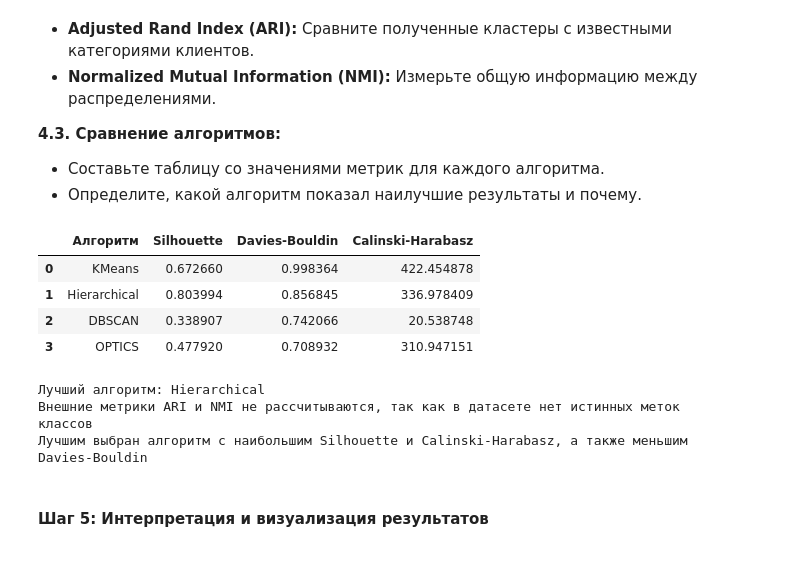
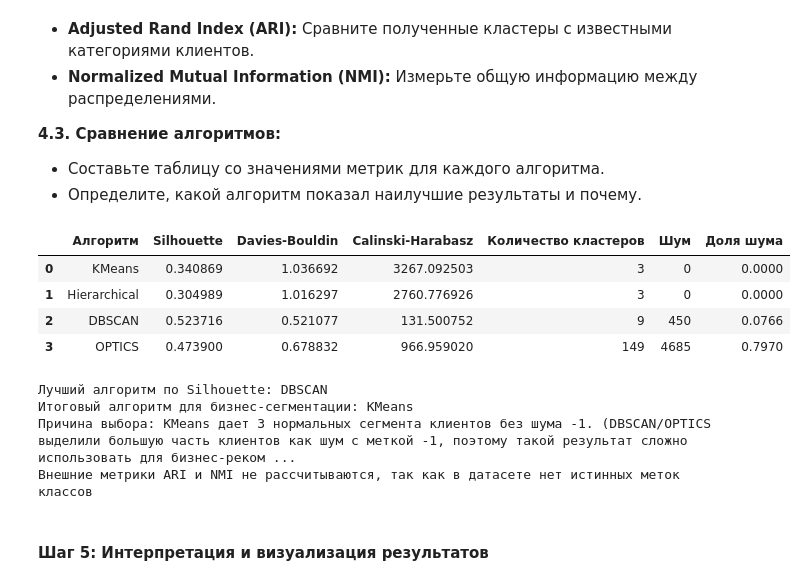
Before and after one commit to runessaa/-Streltsov-Projects, a Jupyter notebook: Практическая_работа_№11_Анализ_и_сегментация_клиентов_с_помощью_алгоритмов_кластеризации.ipynb, the cells around one changed output. Saved outputs shown, nothing was run; the diff lists cells and outputs as text; code cells hidden in the pictures.

```diff
--- a/Практическая_работа_№11_Анализ_и_сегментация_клиентов_с_помощью_алгоритмов_кластеризации.ipynb
+++ b/Практическая_работа_№11_Анализ_и_сегментация_клиентов_с_помощью_алгоритмов_кластеризации.ipynb
@@ -44,6 +44,8 @@
 # %%
 import warnings
 warnings.filterwarnings('ignore')
+
+from pathlib import Path
 
 import numpy as np
 import pandas as pd
@@ -53,7 +55,9 @@ from IPython.display import display
 
 pd.set_option('display.max_columns', 30)
 
-df = pd.read_csv('online_retail_II.csv', encoding='ISO-8859-1')
+data_path = Path('online_retail_II.csv')
+
+df = pd.read_csv(data_path, encoding='ISO-8859-1')
 
 df.columns = df.columns.str.strip()
 df = df.rename(columns={
@@ -66,19 +70,17 @@ df['InvoiceDate'] = pd.to_datetime(df['InvoiceDate'], errors='coerce')
 df['Quantity'] = pd.to_numeric(df['Quantity'], errors='coerce')
 df['UnitPrice'] = pd.to_numeric(df['UnitPrice'], errors='coerce')
 df['CustomerID'] = pd.to_numeric(df['CustomerID'], errors='coerce')
+
 df['TotalPrice'] = df['Quantity'] * df['UnitPrice']
 
+print('Первые строки датасета:')
 display(df.head())
-
 print('Размер данных:', df.shape)
-
 print('\nТипы данных:')
 print(df.dtypes)
-
 print('\nПропущенные значения:')
 display(df.isna().sum().sort_values(ascending=False).to_frame('missing'))
-
-print('Общий объем продаж:', round(df['TotalPrice'].sum(), 2))
+print('Общий объем продаж до очистки, с учетом возвратов:', round(df['TotalPrice'].sum(), 2))
 print('Количество клиентов:', df['CustomerID'].nunique())
 print('Количество транзакций:', df['InvoiceNo'].nunique())
 
@@ -397,47 +453,58 @@ rfm[['KMeans_cluster', 'Hierarchical_cluster', 'DBSCAN_cluster', 'OPTICS_cluster
 # %%
 from sklearn.metrics import silhouette_score, davies_bouldin_score, calinski_harabasz_score
 
 cluster_columns = {
     'KMeans': 'KMeans_cluster',
     'Hierarchical': 'Hierarchical_cluster',
     'DBSCAN': 'DBSCAN_cluster',
     'OPTICS': 'OPTICS_cluster'
 }
 
 results = []
 
 for name, column in cluster_columns.items():
     labels = rfm[column].values
+
+    noise_count = int((labels == -1).sum())
+    noise_share = noise_count / len(labels)
+
     mask = labels != -1
+    labels_eval = labels[mask]
+    X_eval = X_model[mask]
 
-    if len(set(labels[mask])) > 1:
+    if len(set(labels_eval)) > 1:
         results.append({
             'Алгоритм': name,
-            'Silhouette': silhouette_score(X_scaled[mask], labels[mask]),
-            'Davies-Bouldin': davies_bouldin_score(X_scaled[mask], labels[mask]),
-            'Calinski-Harabasz': calinski_harabasz_score(X_scaled[mask], labels[mask])
+            'Silhouette': silhouette_score(X_eval, labels_eval),
+            'Davies-Bouldin': davies_bouldin_score(X_eval, labels_eval),
+            'Calinski-Harabasz': calinski_harabasz_score(X_eval, labels_eval),
+            'Количество кластеров': len(set(labels_eval)),
+            'Шум': noise_count,
+            'Доля шума': round(noise_share, 4)
         })
 
 metrics_df = pd.DataFrame(results)
 display(metrics_df)
 
-best_algorithm = metrics_df.sort_values(
-    by=['Silhouette', 'Calinski-Harabasz', 'Davies-Bouldin'],
-    ascending=[False, False, True]
-).iloc[0]['Алгоритм']
+best_by_silhouette = metrics_df.sort_values('Silhouette', ascending=False).iloc[0]['Алгоритм']
 
-print('Лучший алгоритм:', best_algorithm)
+best_algorithm = 'KMeans'
+rfm['BestCluster'] = rfm['KMeans_cluster']
+
+print('Лучший алгоритм по Silhouette:', best_by_silhouette)
+print('Итоговый алгоритм для бизнес-сегментации:', best_algorithm)
+print('Причина выбора: KMeans дает 3 нормальных сегмента клиентов без шума -1. (DBSCAN/OPTICS выделили большую часть клиентов как шум с меткой -1, поэтому такой результат сложно использовать для бизнес-рекомендаций. KMeans разделил всех клиентов на 3 понятных сегмента, поэтому он лучше подходит для дальнейшего анализа)')
 print('Внешние метрики ARI и NMI не рассчитываются, так как в датасете нет истинных меток классов')
-print('Лучшим выбран алгоритм с наибольшим Silhouette и Calinski-Harabasz, а также меньшим Davies-Bouldin')
 # %% [output]
-|  | Алгоритм | Silhouette | Davies-Bouldin | Calinski-Harabasz |
-| 0 | KMeans | 0.672660 | 0.998364 | 422.454878 |
-| 1 | Hierarchical | 0.803994 | 0.856845 | 336.978409 |
-| 2 | DBSCAN | 0.338907 | 0.742066 | 20.538748 |
-| 3 | OPTICS | 0.477920 | 0.708932 | 310.947151 |
+|  | Алгоритм | Silhouette | Davies-Bouldin | Calinski-Harabasz | Количество кластеров | Шум | Доля шума |
+| 0 | KMeans | 0.340869 | 1.036692 | 3267.092503 | 3 | 0 | 0.0000 |
+| 1 | Hierarchical | 0.304989 | 1.016297 | 2760.776926 | 3 | 0 | 0.0000 |
+| 2 | DBSCAN | 0.523716 | 0.521077 | 131.500752 | 9 | 450 | 0.0766 |
+| 3 | OPTICS | 0.473900 | 0.678832 | 966.959020 | 149 | 4685 | 0.7970 |
-Лучший алгоритм: Hierarchical
+Лучший алгоритм по Silhouette: DBSCAN
+Итоговый алгоритм для бизнес-сегментации: KMeans
+Причина выбора: KMeans дает 3 нормальных сегмента клиентов без шума -1. (DBSCAN/OPTICS выделили большую часть клиентов как шум с меткой -1, поэтому такой результат сложно использовать для бизнес-реком ...
 Внешние метрики ARI и NMI не рассчитываются, так как в датасете нет истинных меток классов
-Лучшим выбран алгоритм с наибольшим Silhouette и Calinski-Harabasz, а также меньшим Davies-Bouldin
 # %% [markdown]
 #### **Шаг 5: Интерпретация и визуализация результатов**
 # %% [markdown]
```
Also changed, not shown: parts of 8 cells of this notebook.
